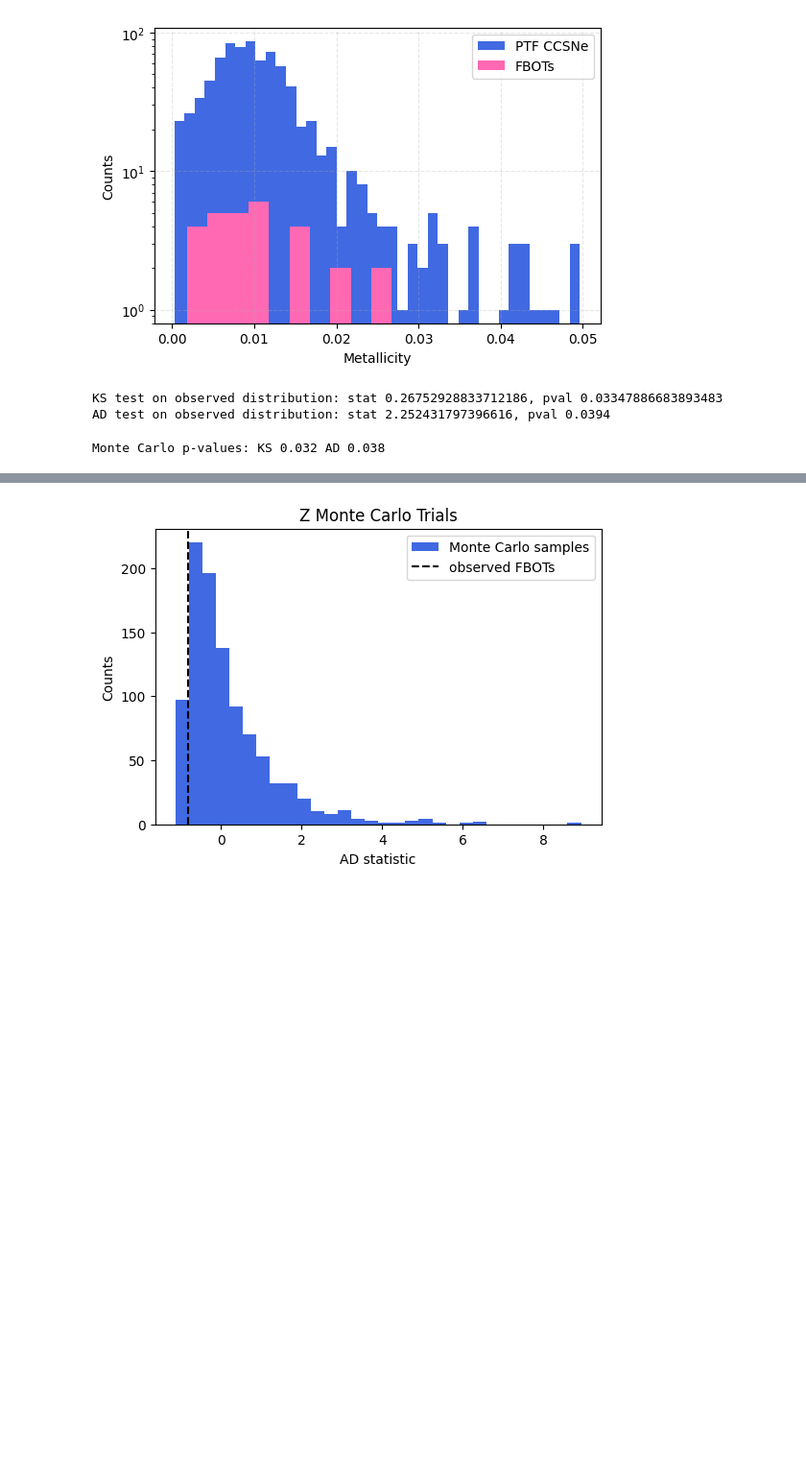
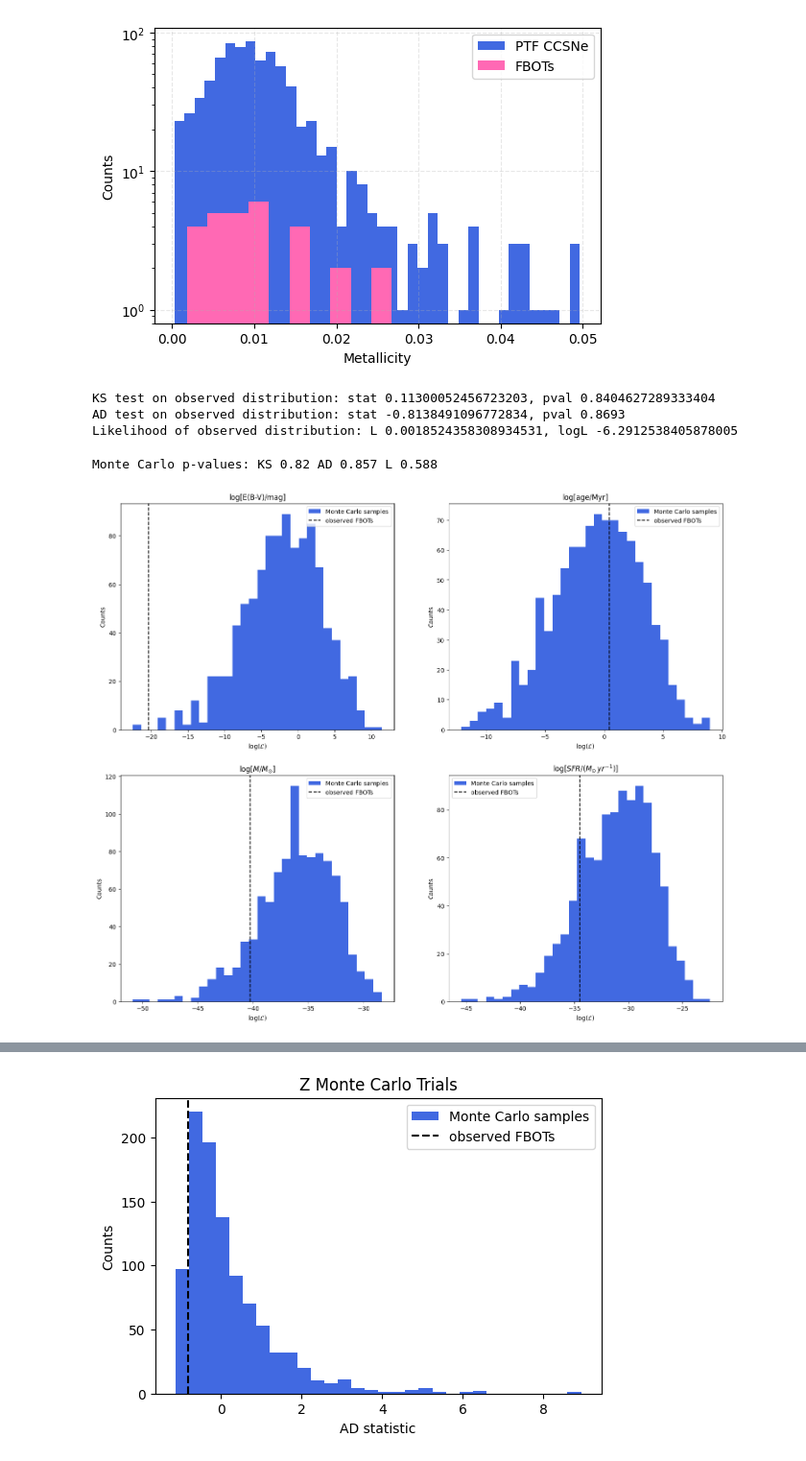
Before and after one commit to aswinsuresh24/sne_hosts, a Jupyter notebook: hosts.ipynb, the cells around one changed output, grey strips where cells are left out. Shown at 96% size. Cells and saved outputs as stored; diff of their text form; code cells hidden in the pictures; blank space fills up the shorter version.

Commit message:
likelihood monte carlo

```diff
--- a/hosts.ipynb
+++ b/hosts.ipynb
@@ -278,18 +293,17 @@ def monte_carlo_sims_1d(fbot_pop_var, sne_pop_var, kde_weights=None, nsim = 1000
 # %%
-def plot_monte_carlo_sims(results, title, savefig=None):
+def plot_monte_carlo_sims(ax, results, title, q, savefig=None):
+    label_kw = {'KS': 'KS D', 'AD': r'AD A2', 'L': r'$\mathcal{L}$', 'logL': r'log($\mathcal{L}$)'}
     var = pd.read_csv(results)
     obs = var.iloc[0]
     mc_sample = var.iloc[1:]
-    plt.figure(figsize=(6, 4))
-    plt.hist(mc_sample['AD'], bins = 30, color = 'royalblue', label = 'Monte Carlo samples')
-    plt.axvline(obs['AD'], linestyle = '--', alpha = 1, color = 'black', label = 'observed FBOTs')
-    plt.xlabel('AD statistic')
-    plt.ylabel('Counts')
-    plt.title(f'{title} Monte Carlo Trials')
-    plt.legend()
+    ax.hist(mc_sample[q], bins = 30, color = 'royalblue', label = 'Monte Carlo samples')
+    ax.axvline(obs[q], linestyle = '--', alpha = 1, color = 'black', label = 'observed FBOTs')
+    ax.set_xlabel(label_kw[q])
+    ax.set_ylabel('Counts')
+    ax.set_title(title)
+    ax.legend()
     if savefig:
-        plt.savefig(f'plots/{savefig}', bbox_inches='tight', dpi = 400)
-    plt.show()
+        plt.savefig(f'plots/{savefig}', bbox_inches='tight', dpi = 200)
 # %%
 def compare_results(cigale_out, cigale_err, ref_out, ref_err, quantity, compare_x, ref='PTF', savefig=None, xlim=None, ylim=None):
 
@@ -526,8 +541,9 @@ plt.savefig('plots/metallicity.png', bbox_inches = 'tight', dpi = 400)
 # %% [output]
 [figure]
 # %%
-mc_stats, ks_pval, ad_pval = monte_carlo_sims_1d(np.log10(fbot_results['bayes.stellar.age_m_star']*1e6), np.log10(sne_results['bayes.stellar.age_m_star']*1e6), savefile='results/age.csv')
+mc_stats, ks_pval, ad_pval, l_pval = monte_carlo_sims_1d(np.log10(fbot_results['bayes.stellar.metallicity']), np.log10(sne_results['bayes.stellar.metallicity']), savefile='results/metallicity.csv')
 # %% [output]
-KS test on observed distribution: stat 0.26752928833712186, pval 0.03347886683893483
-AD test on observed distribution: stat 2.252431797396616, pval 0.0394
+KS test on observed distribution: stat 0.11300052456723203, pval 0.8404627289333404
+AD test on observed distribution: stat -0.8138491096772834, pval 0.8693
+Likelihood of observed distribution: L 0.0018524358308934531, logL -6.2912538405878005
-Monte Carlo p-values: KS 0.032 AD 0.038
+Monte Carlo p-values: KS 0.82 AD 0.857 L 0.588
@@ -536,0 +550,9 @@ mc_stats, ks_pval, ad_pval = monte_carlo_sims_1d(np.log10(fbot_results['bayes.st
+# %%
+fig, ax = plt.subplots(2, 2, figsize = (18,15))
+plot_monte_carlo_sims(ax[0][0], 'results/logebv.csv', 'log[E(B-V)/mag]', 'logL')
+plot_monte_carlo_sims(ax[0][1], 'results/age.csv', 'log[age/Myr]', 'logL')
+plot_monte_carlo_sims(ax[1][0], 'results/mstar.csv', r'log[$M/M_{\odot}$]', 'logL')
+plot_monte_carlo_sims(ax[1][1], 'results/sfr.csv', r'log[$SFR/(M_{\odot}\,yr^{-1})$]', 'logL')
+plt.savefig('plots/mc_logl.png', bbox_inches='tight', dpi = 200)
+# %% [output]
+[figure, added]
```
Also changed, not shown: parts of 16 cells of this notebook, 5 other files.
